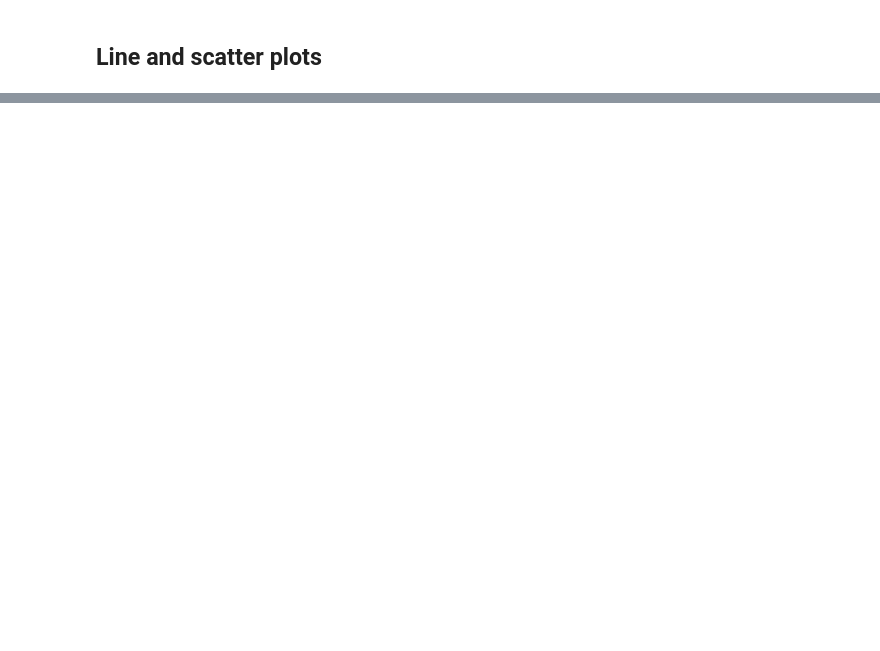
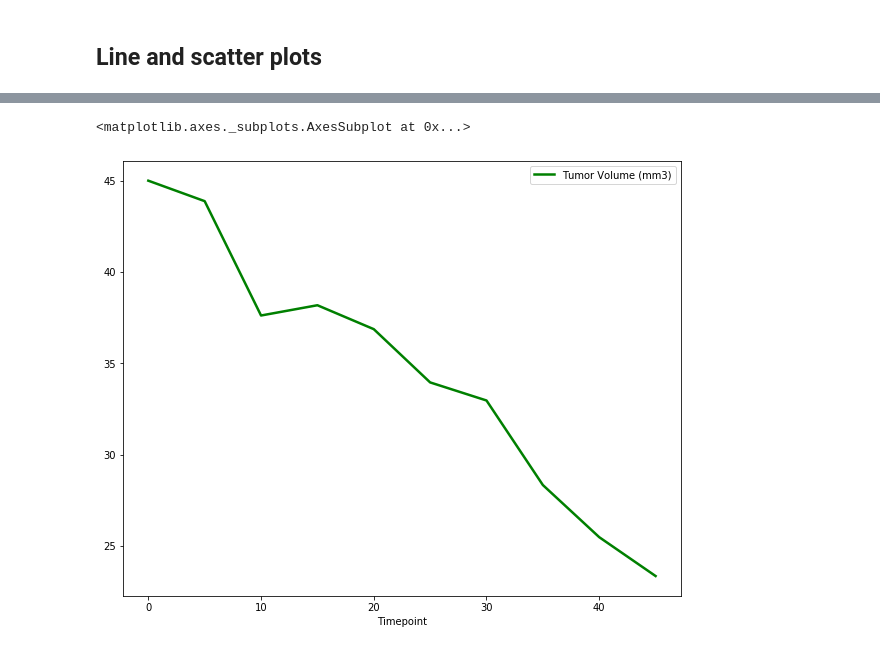
Before and after one commit to nguyenpe17/Matplotlib-The-Power-of-Plots, a Jupyter notebook: pymaceuticals_starter.ipynb, the cells around one changed output, grey strips where cells are left out. Saved outputs shown, nothing was run; the diff lists cells and outputs as text; code cells hidden in the pictures; blank space fills up the shorter version.

```diff
--- a/pymaceuticals_starter.ipynb
+++ b/pymaceuticals_starter.ipynb
@@ -451,3 +426,6 @@ ModuleNotFoundError: No module named 'plot'
 ## Line and scatter plots
 # %%
 # Generate a line plot of time point versus tumor volume for a mouse treated with Capomulin
+capomulin_df = merge_table.loc[merge_table["Drug Regimen"] == "Capomulin"]
+capomulin_df = capomulin_df.reset_index()
+capomulin_df.head()
@@ -453,0 +439,3 @@ ModuleNotFoundError: No module named 'plot'
+# %%
+cap_single_df = capomulin_df.loc[capomulin_df["Mouse ID"] == "s185"]
+cap_single_df
@@ -454,2 +454,14 @@ ModuleNotFoundError: No module named 'plot'
+# %%
+# Selecting only 2 columns
+cap_single_df = cap_single_df.loc[:, ["Timepoint", "Tumor Volume (mm3)"]]
+
+#Reset the index
+cap_single_df = cap_single_df.reset_index(drop=True)
+
+# Generate Line Plot
+cap_single_df.set_index('Timepoint').plot(figsize=(10, 8), linewidth=2.5, color='green')
+# %% [output]
+<matplotlib.axes._subplots.AxesSubplot at 0x...>
+[figure, added]
 # %%
 # Generate a scatter plot of mouse weight versus average tumor volume for the Capomulin regimen
```
Also changed, not shown: parts of 11 cells of this notebook.
